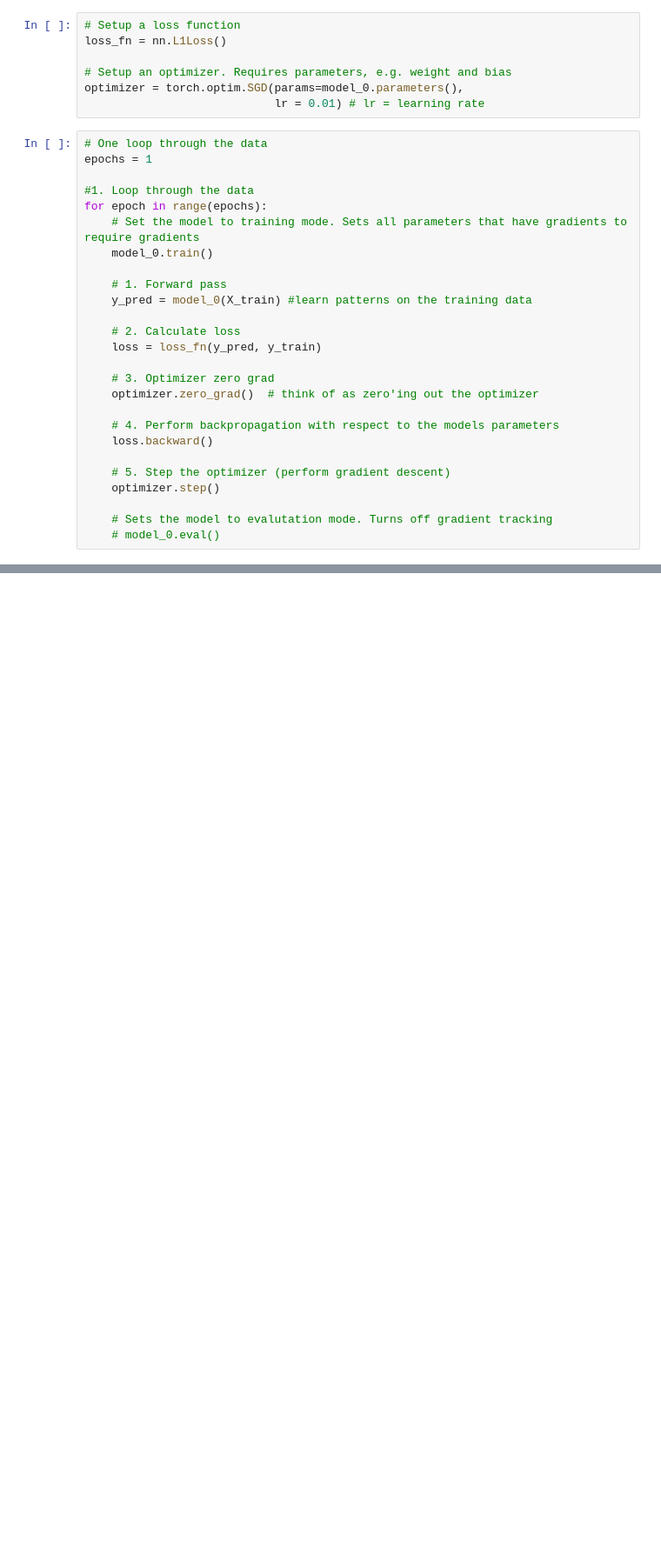
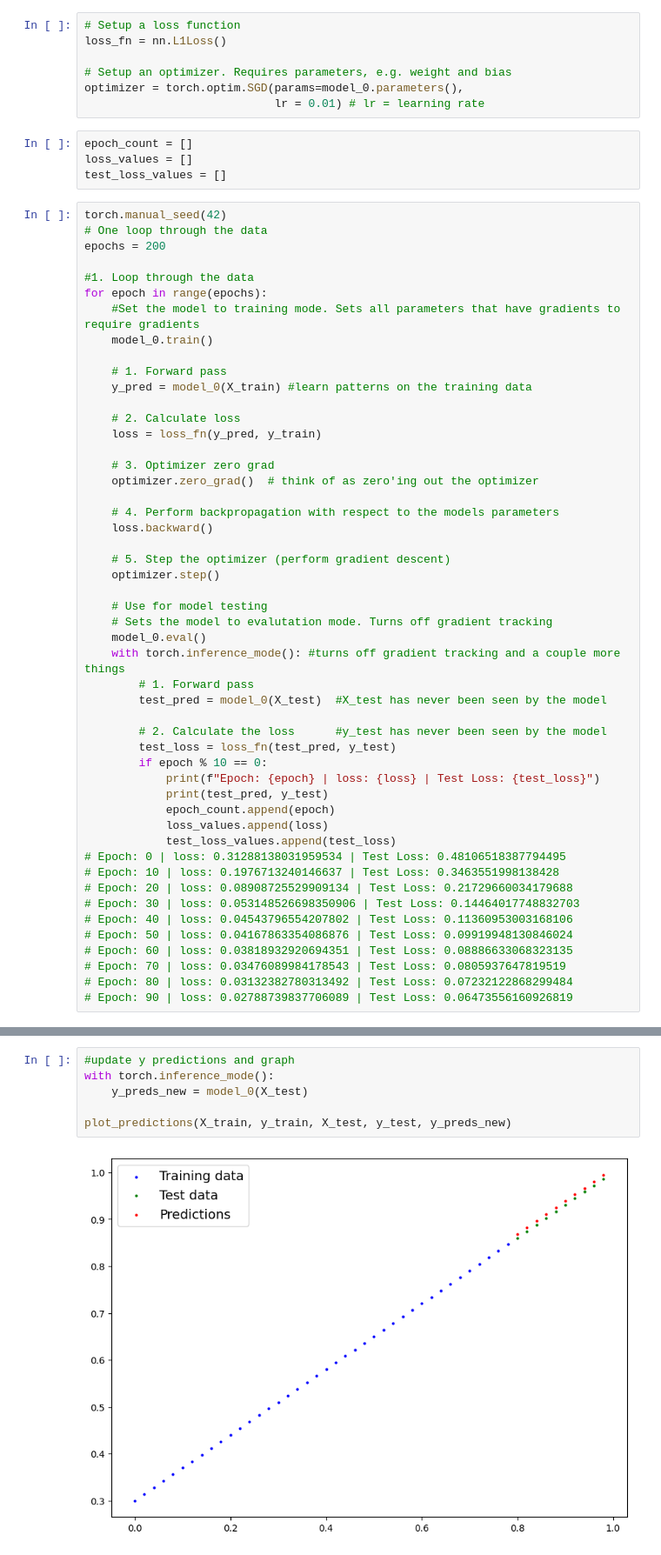
Before and after one commit to AlexNhjh/PyTorch-Tutorial, a Jupyter notebook: ch1.ipynb, the cells around one changed output, grey strips where cells are left out. Shown at 87% size. Cells and saved outputs as stored; diff of their text form; blank space fills up the shorter version.

```diff
--- a/ch1.ipynb
+++ b/ch1.ipynb
@@ -206,13 +203,18 @@ loss_fn = nn.L1Loss()
 # Setup an optimizer. Requires parameters, e.g. weight and bias
 optimizer = torch.optim.SGD(params=model_0.parameters(),
                             lr = 0.01) # lr = learning rate
+# %%
+epoch_count = []
+loss_values = []
+test_loss_values = []
 # %%
+torch.manual_seed(42)
 # One loop through the data
-epochs = 1
+epochs = 200
 
 #1. Loop through the data
 for epoch in range(epochs):
-    # Set the model to training mode. Sets all parameters that have gradients to require gradients
+    #Set the model to training mode. Sets all parameters that have gradients to require gradients
     model_0.train()
 
     # 1. Forward pass
@@ -230,5 +232,28 @@ for epoch in range(epochs):
     # 5. Step the optimizer (perform gradient descent)
     optimizer.step()
 
+    # Use for model testing
     # Sets the model to evalutation mode. Turns off gradient tracking
-    # model_0.eval()
+    model_0.eval()
+    with torch.inference_mode(): #turns off gradient tracking and a couple more things
+        # 1. Forward pass
+        test_pred = model_0(X_test)  #X_test has never been seen by the model
+
+        # 2. Calculate the loss      #y_test has never been seen by the model
+        test_loss = loss_fn(test_pred, y_test)
+        if epoch % 10 == 0:
+            print(f"Epoch: {epoch} | loss: {loss} | Test Loss: {test_loss}")
+            print(test_pred, y_test)
+            epoch_count.append(epoch)
+            loss_values.append(loss)
+            test_loss_values.append(test_loss)
+# Epoch: 0 | loss: 0.31288138031959534 | Test Loss: 0.48106518387794495
+# Epoch: 10 | loss: 0.1976713240146637 | Test Loss: 0.3463551998138428
+# Epoch: 20 | loss: 0.08908725529909134 | Test Loss: 0.21729660034179688
+# Epoch: 30 | loss: 0.053148526698350906 | Test Loss: 0.14464017748832703
+# Epoch: 40 | loss: 0.04543796554207802 | Test Loss: 0.11360953003168106
+# Epoch: 50 | loss: 0.04167863354086876 | Test Loss: 0.09919948130846024
+# Epoch: 60 | loss: 0.03818932920694351 | Test Loss: 0.08886633068323135
+# Epoch: 70 | loss: 0.03476089984178543 | Test Loss: 0.0805937647819519
+# Epoch: 80 | loss: 0.03132382780313492 | Test Loss: 0.07232122868299484
+# Epoch: 90 | loss: 0.02788739837706089 | Test Loss: 0.06473556160926819
@@ -238,0 +283,8 @@ OrderedDict([('weights', tensor([0.3406])), ('bias', tensor([0.1388]))])
+# %%
+#update y predictions and graph
+with torch.inference_mode():
+    y_preds_new = model_0(X_test)
+
+plot_predictions(X_train, y_train, X_test, y_test, y_preds_new)
+# %% [output]
+[figure, added]
```
Also changed, not shown: parts of 7 cells of this notebook, 1 other file.
